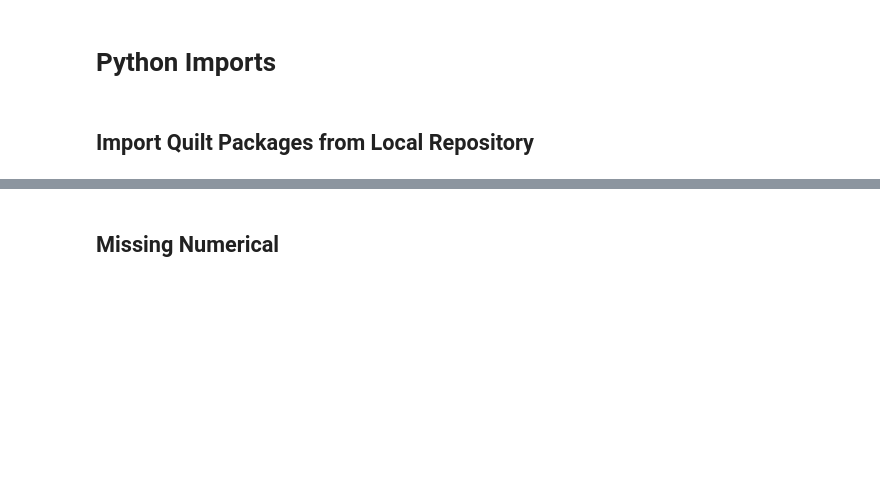
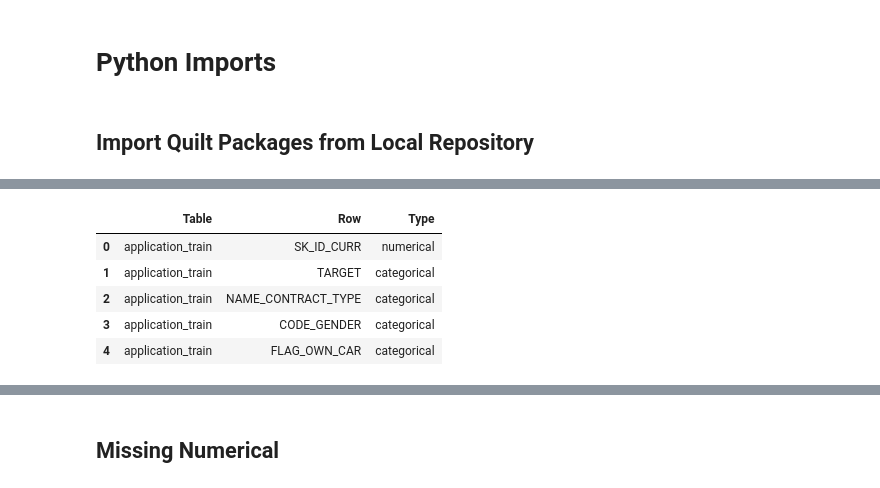
Before and after one commit to chalendony/data-prep-visualization, a Jupyter notebook: DataWig.ipynb, the cells around one changed output, grey strips where cells are left out. Cells and saved outputs as stored; diff of their text form; code cells hidden in the pictures; blank space fills up the shorter version.

```diff
--- a/DataWig.ipynb
+++ b/DataWig.ipynb
@@ -137,0 +79,11 @@ Updating data types
+# %%
+# assign data types
+description = pd.read_excel('data/HomeCredit_columns_description.xlsx', sheet_name='Sheet1',usecols=[2,3,4])
+description.head()
+# %% [output]
+|  | Table | Row | Type |
+| 0 | application_train | SK_ID_CURR | numerical |
+| 1 | application_train | TARGET | categorical |
+| 2 | application_train | NAME_CONTRACT_TYPE | categorical |
+| 3 | application_train | CODE_GENDER | categorical |
+| 4 | application_train | FLAG_OWN_CAR | categorical |
```
Also changed, not shown: parts of 19 cells of this notebook, 19 other files.
